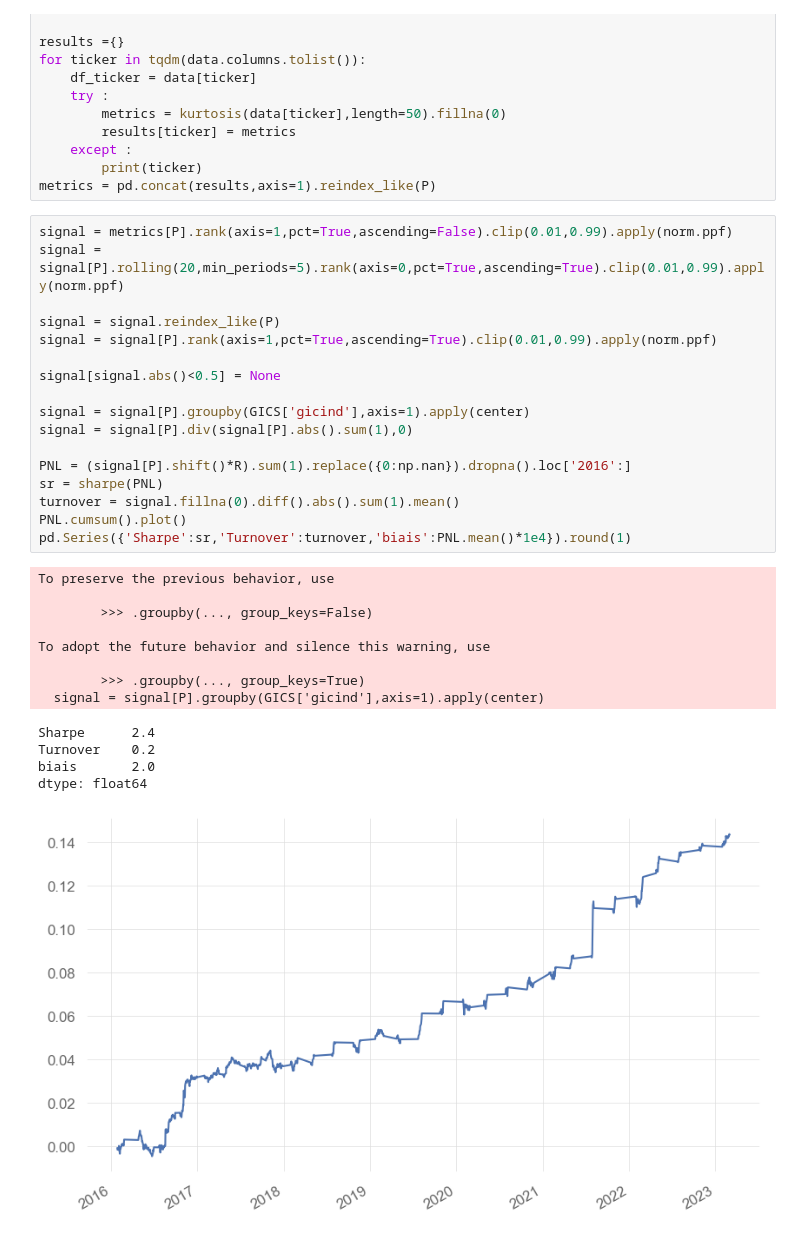
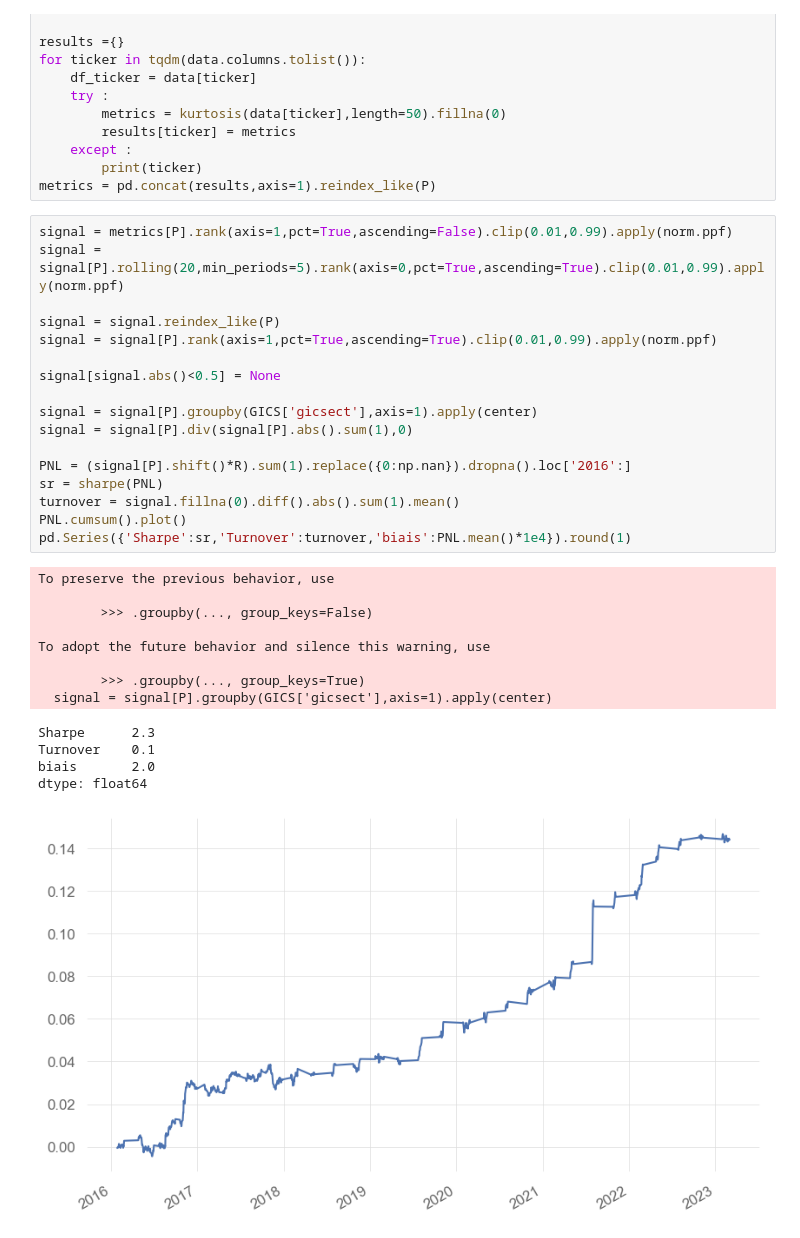
Before and after one commit to nabz78350/backtesting, a Jupyter notebook: strat_debt_ebita_.ipynb, the cells around one changed output. Saved outputs shown, nothing was run; the diff lists cells and outputs as text.

```diff
--- a/strat_debt_ebita_.ipynb
+++ b/strat_debt_ebita_.ipynb
@@ -151,31 +167,31 @@ metrics = pd.concat(results,axis=1).reindex_like(P)
 # %%
 signal = metrics[P].rank(axis=1,pct=True,ascending=False).clip(0.01,0.99).apply(norm.ppf)
 signal = signal[P].rolling(20,min_periods=5).rank(axis=0,pct=True,ascending=True).clip(0.01,0.99).apply(norm.ppf)
 
 signal = signal.reindex_like(P)
 signal = signal[P].rank(axis=1,pct=True,ascending=True).clip(0.01,0.99).apply(norm.ppf)
 
 signal[signal.abs()<0.5] = None
 
-signal = signal[P].groupby(GICS['gicind'],axis=1).apply(center)
+signal = signal[P].groupby(GICS['gicsect'],axis=1).apply(center)
 signal = signal[P].div(signal[P].abs().sum(1),0)
 
 PNL = (signal[P].shift()*R).sum(1).replace({0:np.nan}).dropna().loc['2016':]
 sr = sharpe(PNL)
 turnover = signal.fillna(0).diff().abs().sum(1).mean()
 PNL.cumsum().plot()
 pd.Series({'Sharpe':sr,'Turnover':turnover,'biais':PNL.mean()*1e4}).round(1)
 # %% [output]
 To preserve the previous behavior, use
 
         >>> .groupby(..., group_keys=False)
 
 To adopt the future behavior and silence this warning, use
 
         >>> .groupby(..., group_keys=True)
-  signal = signal[P].groupby(GICS['gicind'],axis=1).apply(center)
+  signal = signal[P].groupby(GICS['gicsect'],axis=1).apply(center)
-Sharpe      2.4
-Turnover    0.2
+Sharpe      2.3
+Turnover    0.1
 biais       2.0
 dtype: float64
-[figure, old version]
+[figure, new version]
```
Also changed, not shown: parts of 4 cells of this notebook.
